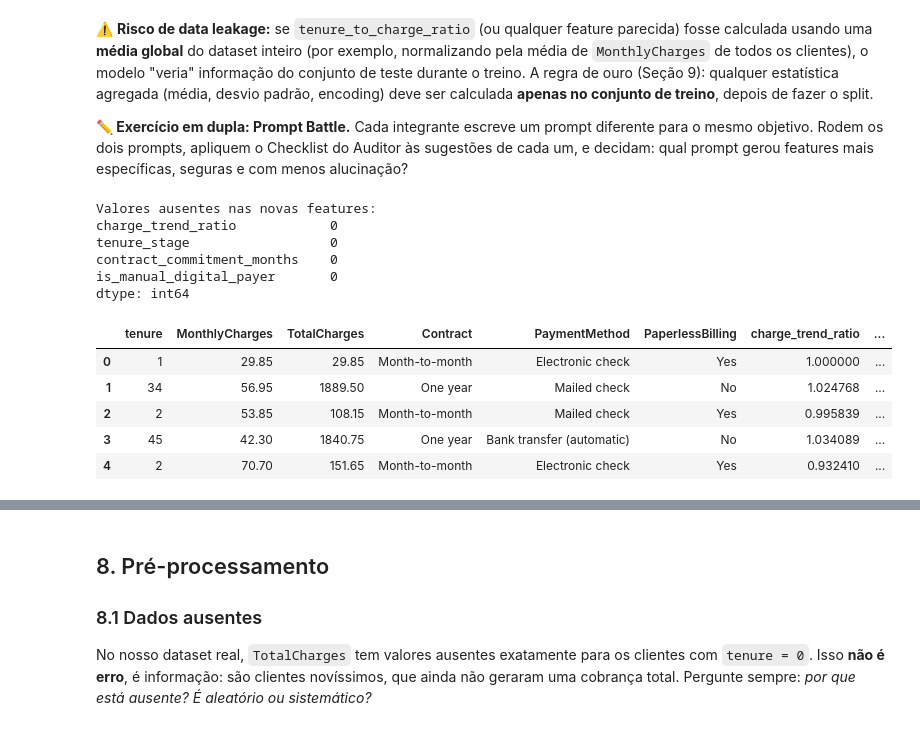
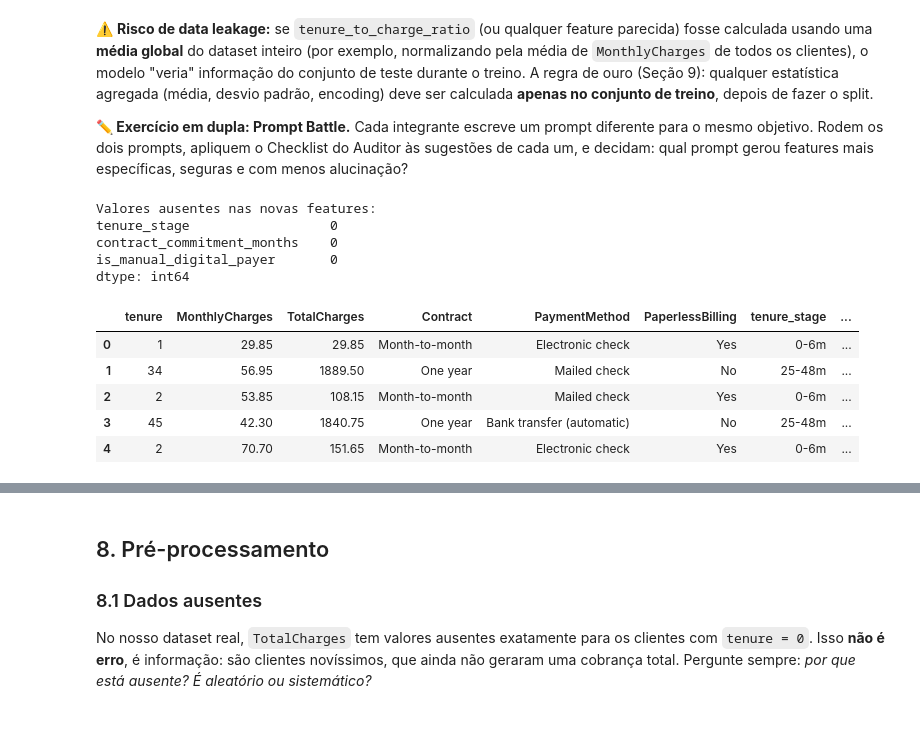
Before and after one commit to LucasS20/Generative-AI-and-Applications-with-LLMs-postgraduate, a Jupyter notebook: 01-Machine-Learning/Assignments/01-EDA-feature-engineering/tarefa_1_eda.ipynb, the cells around one changed output, grey strips where cells are left out. Cells and saved outputs as stored; diff of their text form; code cells hidden in the pictures.

```diff
--- a/01-Machine-Learning/Assignments/01-EDA-feature-engineering/tarefa_1_eda.ipynb
+++ b/01-Machine-Learning/Assignments/01-EDA-feature-engineering/tarefa_1_eda.ipynb
@@ -497,37 +497,33 @@ objetivo. Rodem os dois prompts, apliquem o Checklist do Auditor às sugestões
 qual prompt gerou features mais específicas, seguras e com menos alucinação?
 # %%
 # Espaço para as features que foi validada com o Checklist do Auditor
-avg_historical_charge = df_feat["TotalCharges"] / df_feat["tenure"].replace(0, np.nan)
-df_feat["charge_trend_ratio"] = (df_feat["MonthlyCharges"] / avg_historical_charge).fillna(1.0)
-
 df_feat["tenure_stage"] = pd.cut(
     df_feat["tenure"],
     bins=[-1, 6, 12, 24, 48, 72],
     labels=["0-6m", "7-12m", "13-24m", "25-48m", "49-72m"],
 ).astype(str)
 
 df_feat["contract_commitment_months"] = df_feat["Contract"].map(
     {"Month-to-month": 1, "One year": 12, "Two year": 24}
 )
 
 df_feat["is_manual_digital_payer"] = (
     (df_feat["PaymentMethod"] == "Electronic check") & (df_feat["PaperlessBilling"] == "Yes")
 ).astype(int)
 
-novas_features = ["charge_trend_ratio", "tenure_stage", "contract_commitment_months", "is_manual_digital_payer"]
+novas_features = ["tenure_stage", "contract_commitment_months", "is_manual_digital_payer"]
 print("Valores ausentes nas novas features:")
 print(df_feat[novas_features].isna().sum())
 df_feat[["tenure", "MonthlyCharges", "TotalCharges", "Contract", "PaymentMethod", "PaperlessBilling"] + novas_features].head()
 # %% [output]
 Valores ausentes nas novas features:
-charge_trend_ratio            0
 tenure_stage                  0
 contract_commitment_months    0
 is_manual_digital_payer       0
 dtype: int64
-|  | tenure | MonthlyCharges | TotalCharges | Contract | PaymentMethod | PaperlessBilling | charge_trend_ratio | ... |
-| 0 | 1 | 29.85 | 29.85 | Month-to-month | Electronic check | Yes | 1.000000 | ... |
-| 1 | 34 | 56.95 | 1889.50 | One year | Mailed check | No | 1.024768 | ... |
-| 2 | 2 | 53.85 | 108.15 | Month-to-month | Mailed check | Yes | 0.995839 | ... |
-| 3 | 45 | 42.30 | 1840.75 | One year | Bank transfer (automatic) | No | 1.034089 | ... |
-| 4 | 2 | 70.70 | 151.65 | Month-to-month | Electronic check | Yes | 0.932410 | ... |
+|  | tenure | MonthlyCharges | TotalCharges | Contract | PaymentMethod | PaperlessBilling | tenure_stage | ... |
+| 0 | 1 | 29.85 | 29.85 | Month-to-month | Electronic check | Yes | 0-6m | ... |
+| 1 | 34 | 56.95 | 1889.50 | One year | Mailed check | No | 25-48m | ... |
+| 2 | 2 | 53.85 | 108.15 | Month-to-month | Mailed check | Yes | 0-6m | ... |
+| 3 | 45 | 42.30 | 1840.75 | One year | Bank transfer (automatic) | No | 25-48m | ... |
+| 4 | 2 | 70.70 | 151.65 | Month-to-month | Electronic check | Yes | 0-6m | ... |
```
Also changed, not shown: parts of 4 cells of this notebook, 1 other file.
